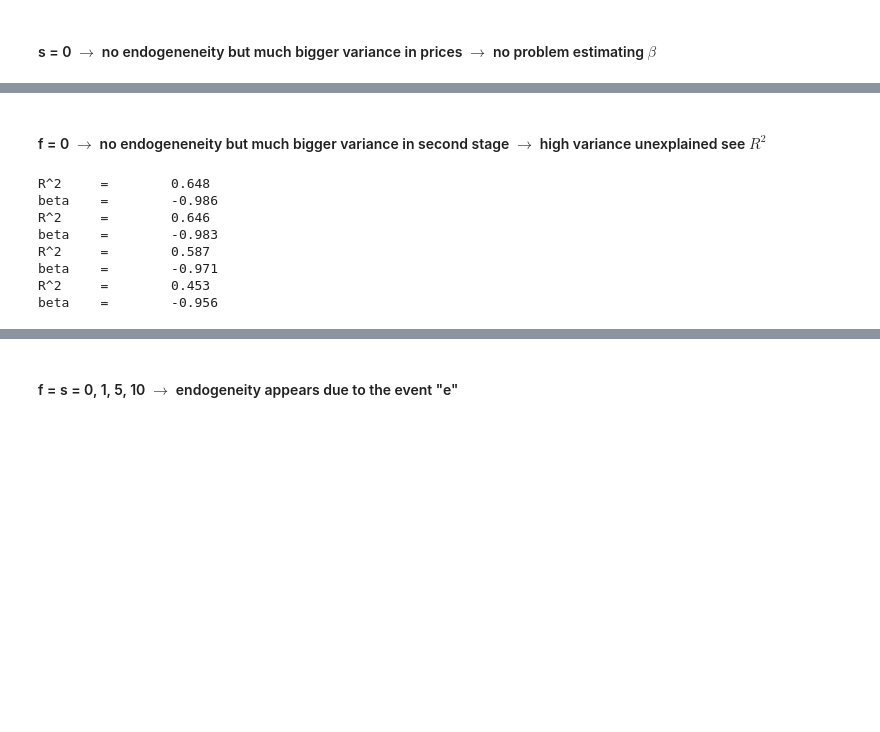
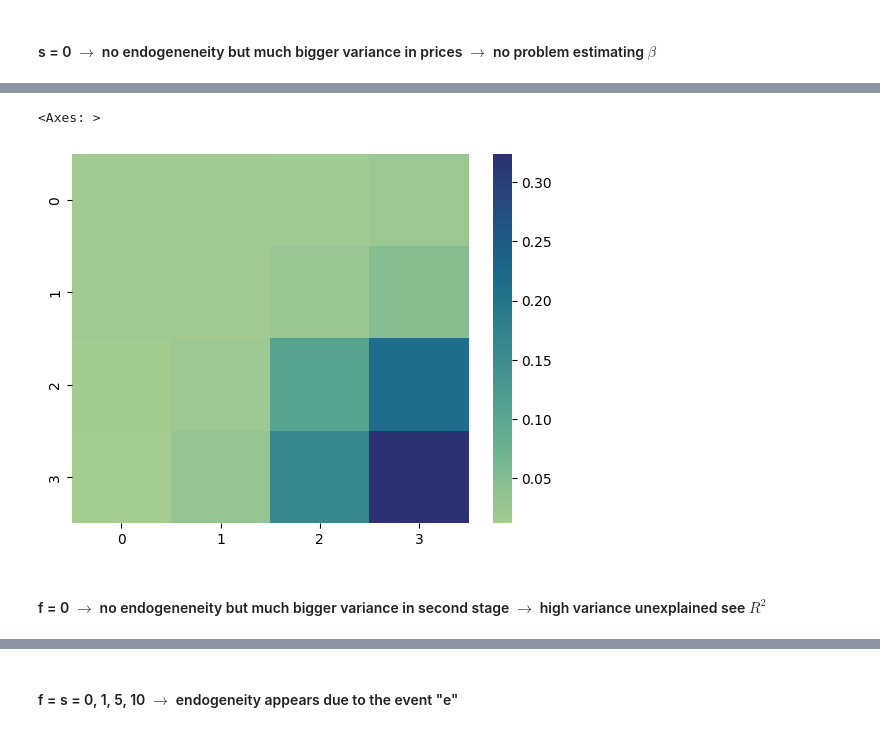
Before and after one commit to riccardodv/O2SLS-and-OFUL-IV, a Jupyter notebook: 2SLSOnline_RealData.ipynb, the cells around one changed output, grey strips where cells are left out. Saved outputs shown, nothing was run; the diff lists cells and outputs as text; code cells hidden in the pictures; blank space fills up the shorter version.

```diff
--- a/2SLSOnline_RealData.ipynb
+++ b/2SLSOnline_RealData.ipynb
@@ -150,7 +153,7 @@ X = np.array(data[["PRICE0", "PRICE0", "PRICE0", "PRICE0"]]).reshape((-1,4))
 y = np.array(data[["SALES0_0", "SALES1_0", "SALES5_0", "SALES10_0"]]).reshape((-1,4))
 
 sp = LinearRegression()
-for i in range(4):
+for i in range(dim_s_f):
     sp.fit(X[:,i].reshape((-1,1)), y[:,i].reshape((-1,1)))
     print(sp.score(X[:,i].reshape((-1,1)), y[:,i].reshape((-1,1))).round(3))
     print(sp.coef_[0][0].round(3))
@@ -168,7 +171,7 @@ X = np.array(data[["PRICE0", "PRICE1", "PRICE5", "PRICE10"]]).reshape((-1,4))
 y = np.array(data[["SALES0_0", "SALES1_1", "SALES5_5", "SALES10_10"]]).reshape((-1,4))
 
 sp = LinearRegression()
-for i in range(4):
+for i in range(dim_s_f):
     sp.fit(X[:,i].reshape((-1,1)), y[:,i].reshape((-1,1)))
     print(sp.score(X[:,i].reshape((-1,1)), y[:,i].reshape((-1,1))).round(3))
     print(sp.coef_[0][0].round(3))
@@ -198,4 +201,6 @@ s = np.array([0,1,5,10]).reshape(1,1,4)
 f = np.array([0,1,5,10]).reshape(1,4)
 theta_star = 1
 beta_star = -1.
+type_records_off = [r"$\beta_t$", r"$R^2_t$", r"$regret$"]
+dim_s_f = 4
 # %%
@@ -214,12 +231,3 @@ Ymat = 100 + beta_star*Xmat[:,:,np.newaxis] + e[:,np.newaxis,:]*s + eta
 #### Study of the different endogeneity settings:
 # %% [markdown]
 #### s = 0 $\rightarrow$ no endogeneneity but much bigger variance in prices $\rightarrow$ no problem estimating $\beta$
-# %%
-X = Xmat
-y = Ymat[:,:,0]
-
-sp = LinearRegression()
-for i in range(4):
-    sp.fit(X[:,i].reshape((-1,1)), y[:,i].reshape((-1,1)))
-    print("R^2 \t=\t", sp.score(X[:,i].reshape((-1,1)), y[:,i].reshape((-1,1))).round(3))
-    print("beta \t=\t", sp.coef_[0][0].round(3))
@@ -235,20 +311,29 @@ beta    =        -1.001
+# %%
+XXmat = np.repeat(Xmat[:,:,:,np.newaxis], dim_s_f,axis=-1)
+X = XXmat
+y = Ymat
+
+records_off = np.zeros((n_iters, len(type_records_off), dim_s_f, dim_s_f))
+
+sp = LinearRegression()
+for e in range(n_iters):
+    for i in range(dim_s_f):
+        for j in range(dim_s_f):
+            sp.fit(X[e,:,i,j].reshape((-1,1)), y[e,:,i,j].reshape((-1,1)))
+            records_off[e, 0, i, j] = sp.coef_[0][0]
+            records_off[e, 1, i, j] = sp.score(X[e,:,i,j].reshape((-1,1)), y[e,:,i,j].reshape((-1,1)))
+            records_off[e, 2, i, j] = np.abs(records_off[e,0,i,j]-beta_star)
+
+mean_records_off = np.mean(records_off[:,:,:,:], axis=0)
+std_records_off = np.std(records_off, axis=0)
+
+# print(mean_records_off[:,:,0])
+sns.color_palette("crest", as_cmap=True)
+# sns.color_palette("crest", as_cmap=True)
+sns.heatmap(mean_records_off[2,:,:], cmap="crest")
+# sns.color_palette("crest", as_cmap=True)
+# %% [output]
+<Axes: >
+[figure, added]
 # %% [markdown]
 #### f = 0 $\rightarrow$ no endogeneneity but much bigger variance in second stage $\rightarrow$ high variance unexplained see $R^2$
-# %%
-X = np.tile(Xmat[:,0].reshape(-1,1), (1,4))
-y = Ymat[:,0,:]
-
-sp = LinearRegression()
-for i in range(4):
-    sp.fit(X[:,i].reshape((-1,1)), y[:,i].reshape((-1,1)))
-    print("R^2 \t=\t", sp.score(X[:,i].reshape((-1,1)), y[:,i].reshape((-1,1))).round(3))
-    print("beta \t=\t", sp.coef_[0][0].round(3))
-# %% [output]
-R^2     =        0.648
-beta    =        -0.986
-R^2     =        0.646
-beta    =        -0.983
-R^2     =        0.587
-beta    =        -0.971
-R^2     =        0.453
-beta    =        -0.956
```
Also changed, not shown: parts of 21 cells of this notebook.
